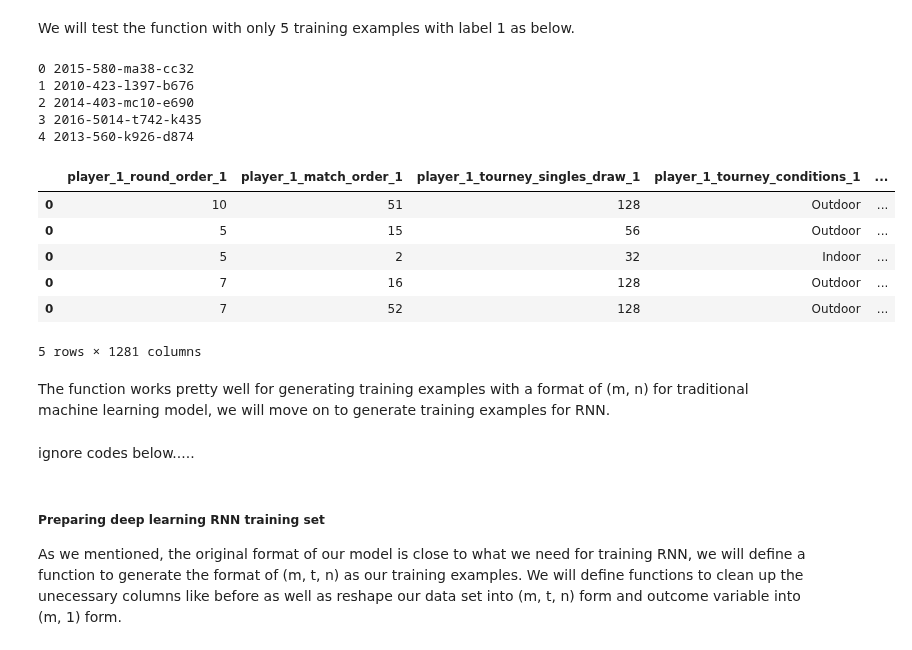
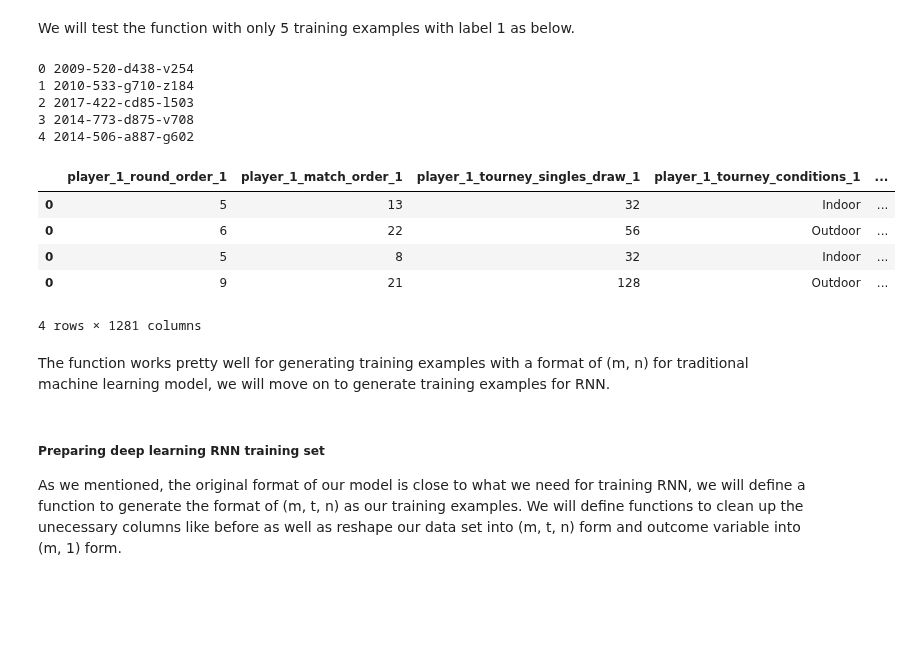
Before and after one commit to george1577/Thinkful_Data_Science, a Jupyter notebook: Capstone project/Capstone project 2/Data cleaning_wrangling/Data_cleaning.ipynb, the cells around one changed output. Saved outputs shown, nothing was run; the diff lists cells and outputs as text; code cells hidden in the pictures; blank space fills up the shorter version.

```diff
--- a/Capstone project/Capstone project 2/Data cleaning_wrangling/Data_cleaning.ipynb
+++ b/Capstone project/Capstone project 2/Data cleaning_wrangling/Data_cleaning.ipynb
@@ -675,3 +675,7 @@ data_all.shape
 
 # select data since 2009, we have previously looked up the index 60167 for last match of 2008 in data_all
 data_since_2009 = data_all[data_all['index'] > 60167].copy()
+# %%
+# drop rows with missing values
+data_all.dropna(inplace=True)
+data_since_2009.dropna(inplace=True)
@@ -681,9 +698,11 @@ Since we have several tables in the dataset, we need some functions to extract s
 # %%
 # define a function to return previous 10 matches played by winner/loser of the match we would like to predict
-def previous_ten_match(match_id):
+def previous_ten_match(match_id, include_ranking_pts=True):
     # make a temp_df
-    temp_df = data_since_2009.copy()
-
+    if include_ranking_pts:
+        temp_df = data_since_2009.copy()
+    else:
+        temp_df = data_all.drop(['winner_ranking_points', 'loser_ranking_points'], 1).copy()
     # find the match
     match = temp_df[temp_df['match_id'] == match_id]
 
@@ -754,15 +773,15 @@ def clean_ten_match(df1, df2, player_1_win=1):
 
 
         for i in range(len(winner_col)):
-            as_winner_player_1[f'player_1_relative_{winner_col[i][7:]}'] = as_winner_player_1[winner_col[i]] - \
+            as_winner_player_1[f'player_1_opponent_{winner_col[i][7:]}'] =  \
                                                                    as_winner_player_1[loser_col[i]]
-            as_winner_player_2[f'player_2_relative_{winner_col[i][7:]}'] = as_winner_player_2[winner_col[i]] - \
+            as_winner_player_2[f'player_2_opponent_{winner_col[i][7:]}'] =  \
                                                                    as_winner_player_2[loser_col[i]]
 
         for i in range(len(winner_col)):
-            as_loser_player_1[f'player_1_relative_{winner_col[i][7:]}'] = as_loser_player_1[loser_col[i]] - \
+            as_loser_player_1[f'player_1_opponent_{winner_col[i][7:]}'] =  \
                                                                    as_loser_player_1[winner_col[i]]
-            as_loser_player_2[f'player_2_relative_{winner_col[i][7:]}'] = as_loser_player_2[loser_col[i]] - \
+            as_loser_player_2[f'player_2_opponent_{winner_col[i][7:]}'] =  \
                                                                    as_loser_player_2[winner_col[i]]
 
 
@@ -893,14 +912,17 @@ In this project, we will use both machine learning and deep learning model, the
 ##### Preparing machine learning training set
 The output dataframe from `training_output_ML` generates only a single training example, we will define a function to generate multiple training examples with a desired label.
 # %%
-def generage_training_example_ML(m=100, label=1, print_match_id=False):
+def generage_training_example_ML(m=100, label=1, print_match_id=False, include_ranking_pts=True):
     data = pd.DataFrame()
-    match = np.random.choice(data_since_2009['match_id'], m, replace=False)
+    if include_ranking_pts:
+        match = np.random.choice(data_since_2009['match_id'], m, replace=False)
+    else:
+        match = np.random.choice(data_all['match_id'], m, replace=False)
 
     for i, j in enumerate(match):
         if print_match_id:
             print(i, j)
-        win, lose = previous_ten_match(j)
+        win, lose = previous_ten_match(j, include_ranking_pts=include_ranking_pts)
 
         if label:
 
@@ -913,32 +935,26 @@ def generage_training_example_ML(m=100, label=1, print_match_id=False):
 
         data = pd.concat([data, final_df])
 
-
-
-
     return data
 # %% [markdown]
 We will test the function with only 5 training examples with label 1 as below.
 # %%
 np.random.seed(1009)
-generage_training_example_ML(m=5, label=1, print_match_id=True)
+generage_training_example_ML(m=5, label=1, print_match_id=True, include_ranking_pts=True)
 # %% [output]
-0 2015-580-ma38-cc32
-1 2010-423-l397-b676
-2 2014-403-mc10-e690
-3 2016-5014-t742-k435
-4 2013-560-k926-d874
+0 2009-520-d438-v254
+1 2010-533-g710-z184
+2 2017-422-cd85-l503
+3 2014-773-d875-v708
+4 2014-506-a887-g602
 |  | player_1_round_order_1 | player_1_match_order_1 | player_1_tourney_singles_draw_1 | player_1_tourney_conditions_1 | ... |
-| 0 | 10 | 51 | 128 | Outdoor | ... |
-| 0 | 5 | 15 | 56 | Outdoor | ... |
-| 0 | 5 | 2 | 32 | Indoor | ... |
-| 0 | 7 | 16 | 128 | Outdoor | ... |
-| 0 | 7 | 52 | 128 | Outdoor | ... |
+| 0 | 5 | 13 | 32 | Indoor | ... |
+| 0 | 6 | 22 | 56 | Outdoor | ... |
+| 0 | 5 | 8 | 32 | Indoor | ... |
+| 0 | 9 | 21 | 128 | Outdoor | ... |
-5 rows × 1281 columns
+4 rows × 1281 columns
 # %% [markdown]
 The function works pretty well for generating training examples with a format of (m, n) for traditional machine learning model, we will move on to generate training examples for RNN.
-# %% [markdown]
-ignore codes below.....
 # %% [markdown]
 ##### Preparing deep learning RNN training set
 As we mentioned, the original format of our model is close to what we need for training RNN, we will define a function to generate the format of (m, t, n) as our training examples. We will define functions to clean up the unecessary columns like before as well as reshape our data set into (m, t, n) form and outcome variable into (m, 1) form.
```
Also changed, not shown: parts of 28 cells of this notebook, 6 other files.
